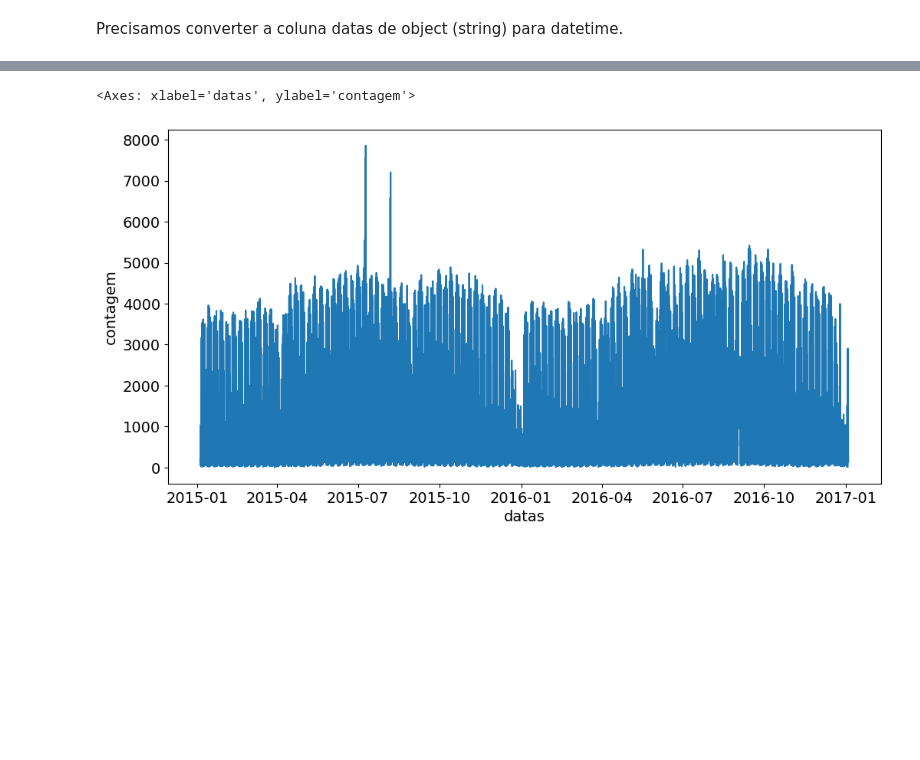
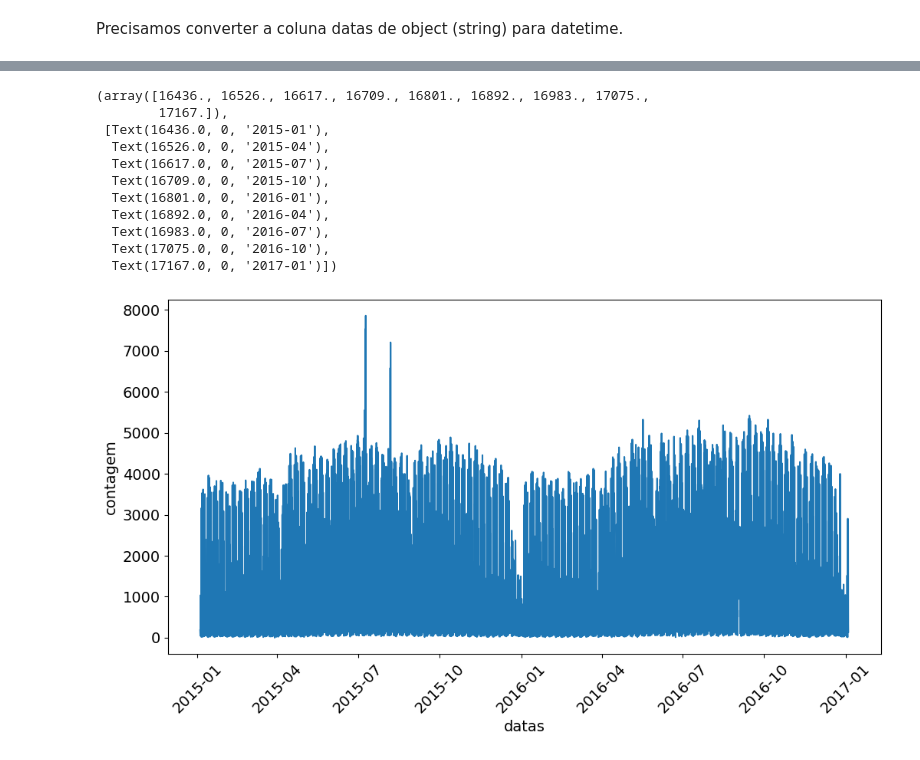
Before and after one commit to DiogoBotton/Deep_Learning_Learn, a Jupyter notebook: Regressão_Com_Keras/02_redes_recorrentes.ipynb, the cells around one changed output, grey strips where cells are left out. Cells and saved outputs as stored; diff of their text form; code cells hidden in the pictures; blank space fills up the shorter version.

```diff
--- a/Regressão_Com_Keras/02_redes_recorrentes.ipynb
+++ b/Regressão_Com_Keras/02_redes_recorrentes.ipynb
@@ -73,6 +74,17 @@ dtypes: datetime64[ns](1), float64(8), int64(1)
 memory usage: 1.3 MB
 # %%
 sns.lineplot(x='datas', y='contagem', data=df)
+plt.xticks(rotation=45)
 # %% [output]
-<Axes: xlabel='datas', ylabel='contagem'>
+(array([16436., 16526., 16617., 16709., 16801., 16892., 16983., 17075.,
+        17167.]),
+ [Text(16436.0, 0, '2015-01'),
+  Text(16526.0, 0, '2015-04'),
+  Text(16617.0, 0, '2015-07'),
+  Text(16709.0, 0, '2015-10'),
+  Text(16801.0, 0, '2016-01'),
+  Text(16892.0, 0, '2016-04'),
+  Text(16983.0, 0, '2016-07'),
+  Text(17075.0, 0, '2016-10'),
+  Text(17167.0, 0, '2017-01')])
-[figure, old version]
+[figure, new version]
```
Also changed, not shown: parts of 11 cells of this notebook, 1 other file.
